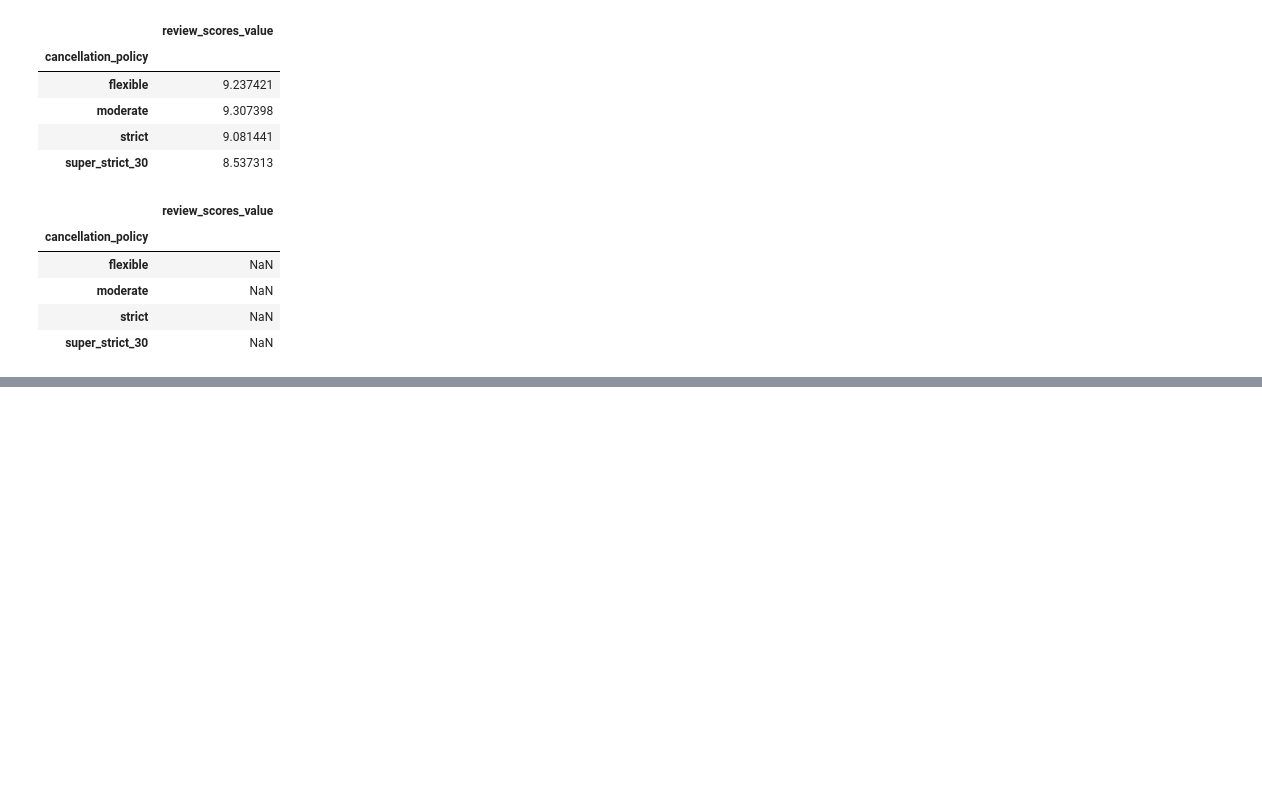
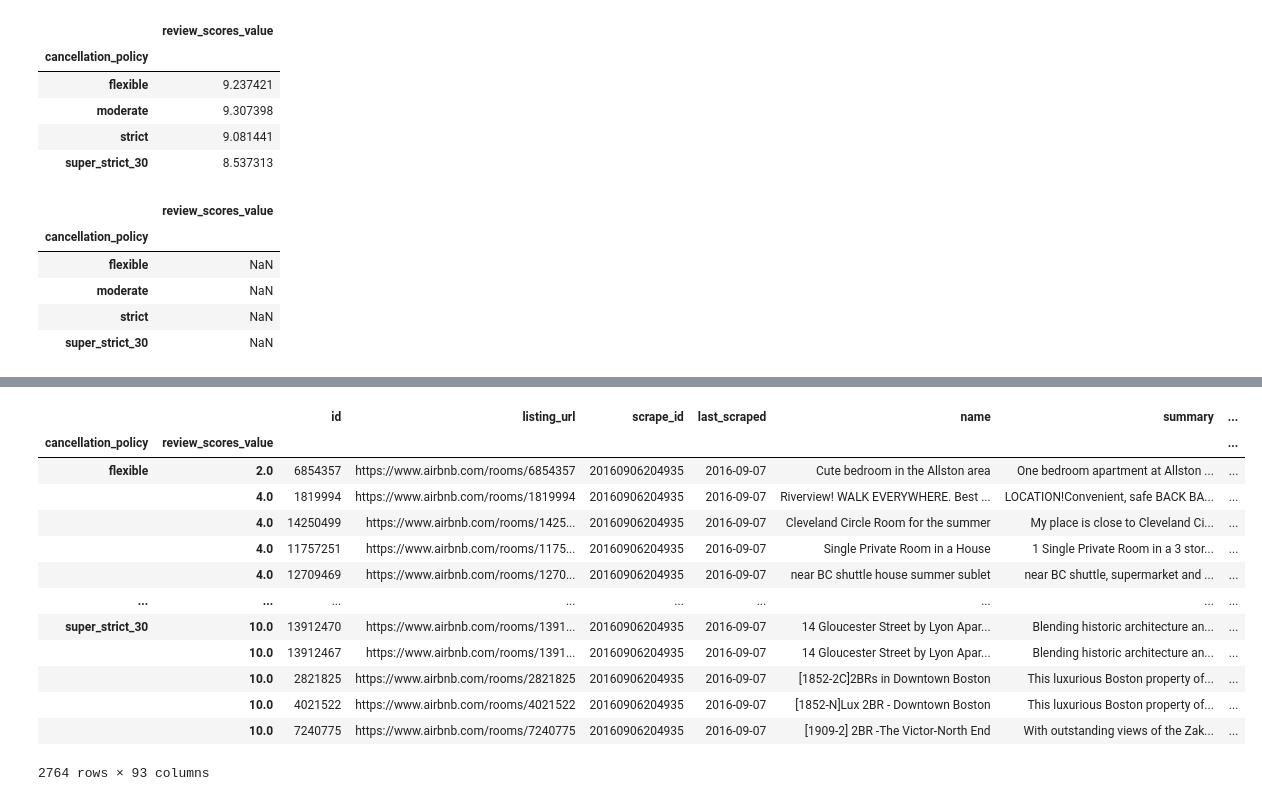
Before and after one commit to anoban/Introduction-to-Data-Science-in-Python, a Jupyter notebook: Anoban/GroupBy.ipynb, the cells around one changed output, grey strips where cells are left out. Cells and saved outputs as stored; diff of their text form; code cells hidden in the pictures; blank space fills up the shorter version.

```diff
--- a/Anoban/GroupBy.ipynb
+++ b/Anoban/GroupBy.ipynb
@@ -251,0 +299,17 @@ airbnb.groupby("cancellation_policy").agg({"review_scores_value": np.average})
+# %%
+airbnb.loc[np.logical_not(airbnb.review_scores_value.isna()), :].set_index(["cancellation_policy", "review_scores_value"]).sort_index()
+# %% [output]
+|  |  | id | listing_url | scrape_id | last_scraped | name | summary | ... |
+| cancellation_policy | review_scores_value |  |  |  |  |  |  | ... |
+| flexible | 2.0 | 6854357 | https://www.airbnb.com/rooms/6854357 | 20160906204935 | 2016-09-07 | Cute bedroom in the Allston area | One bedroom apartment at Allston ... | ... |
+|  | 4.0 | 1819994 | https://www.airbnb.com/rooms/1819994 | 20160906204935 | 2016-09-07 | Riverview! WALK EVERYWHERE. Best ... | LOCATION!Convenient, safe BACK BA... | ... |
+|  | 4.0 | 14250499 | https://www.airbnb.com/rooms/1425... | 20160906204935 | 2016-09-07 | Cleveland Circle Room for the summer | My place is close to Cleveland Ci... | ... |
+|  | 4.0 | 11757251 | https://www.airbnb.com/rooms/1175... | 20160906204935 | 2016-09-07 | Single Private Room in a House | 1 Single Private Room in a 3 stor... | ... |
+|  | 4.0 | 12709469 | https://www.airbnb.com/rooms/1270... | 20160906204935 | 2016-09-07 | near BC shuttle house summer sublet | near BC shuttle, supermarket and ... | ... |
+| ... | ... | ... | ... | ... | ... | ... | ... | ... |
+| super_strict_30 | 10.0 | 13912470 | https://www.airbnb.com/rooms/1391... | 20160906204935 | 2016-09-07 | 14 Gloucester Street by Lyon Apar... | Blending historic architecture an... | ... |
+|  | 10.0 | 13912467 | https://www.airbnb.com/rooms/1391... | 20160906204935 | 2016-09-07 | 14 Gloucester Street by Lyon Apar... | Blending historic architecture an... | ... |
+|  | 10.0 | 2821825 | https://www.airbnb.com/rooms/2821825 | 20160906204935 | 2016-09-07 | [1852-2C]2BRs in Downtown Boston | This luxurious Boston property of... | ... |
+|  | 10.0 | 4021522 | https://www.airbnb.com/rooms/4021522 | 20160906204935 | 2016-09-07 | [1852-N]Lux 2BR - Downtown Boston | This luxurious Boston property of... | ... |
+|  | 10.0 | 7240775 | https://www.airbnb.com/rooms/7240775 | 20160906204935 | 2016-09-07 | [1909-2] 2BR -The Victor-North End | With outstanding views of the Zak... | ... |
+2764 rows × 93 columns
```
Also changed, not shown: parts of 15 cells of this notebook, 3 other files.
